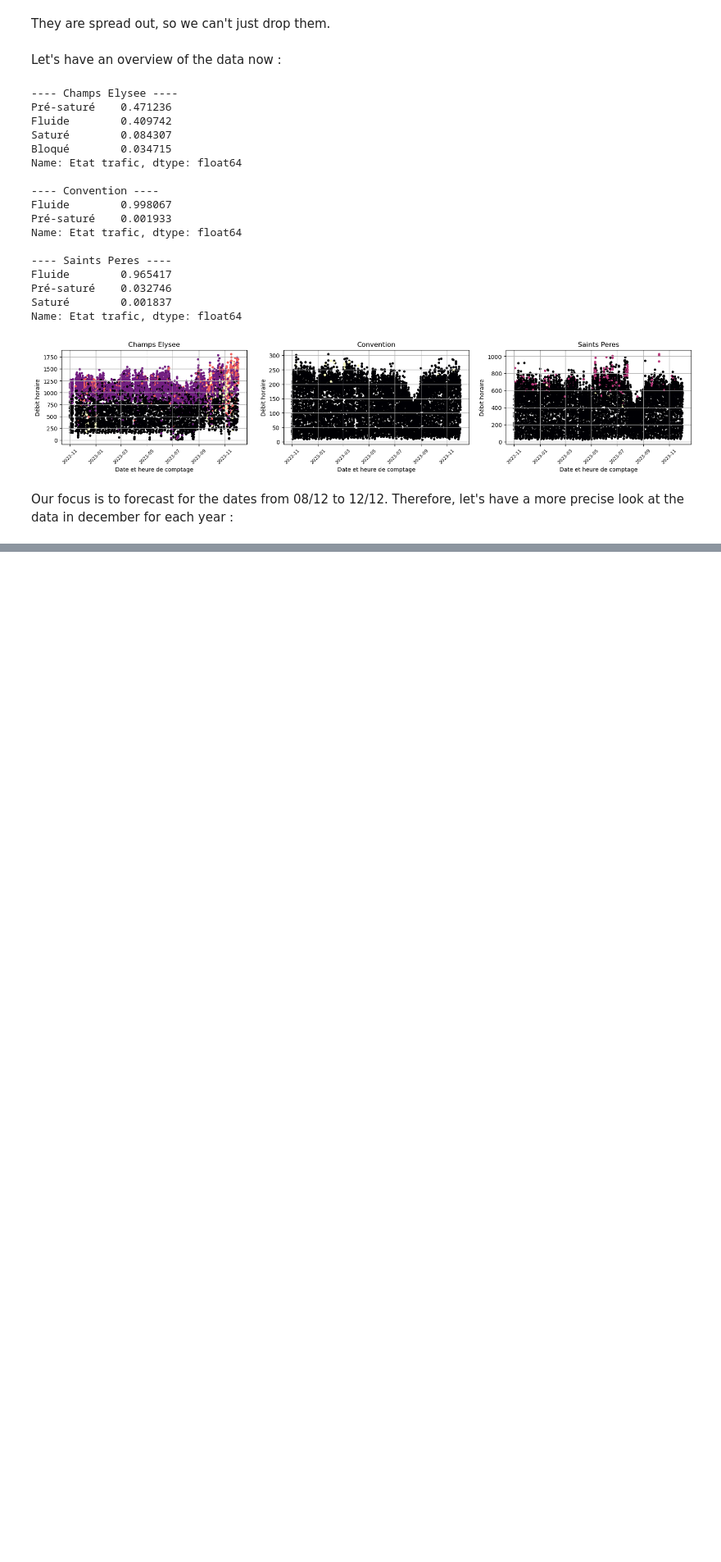
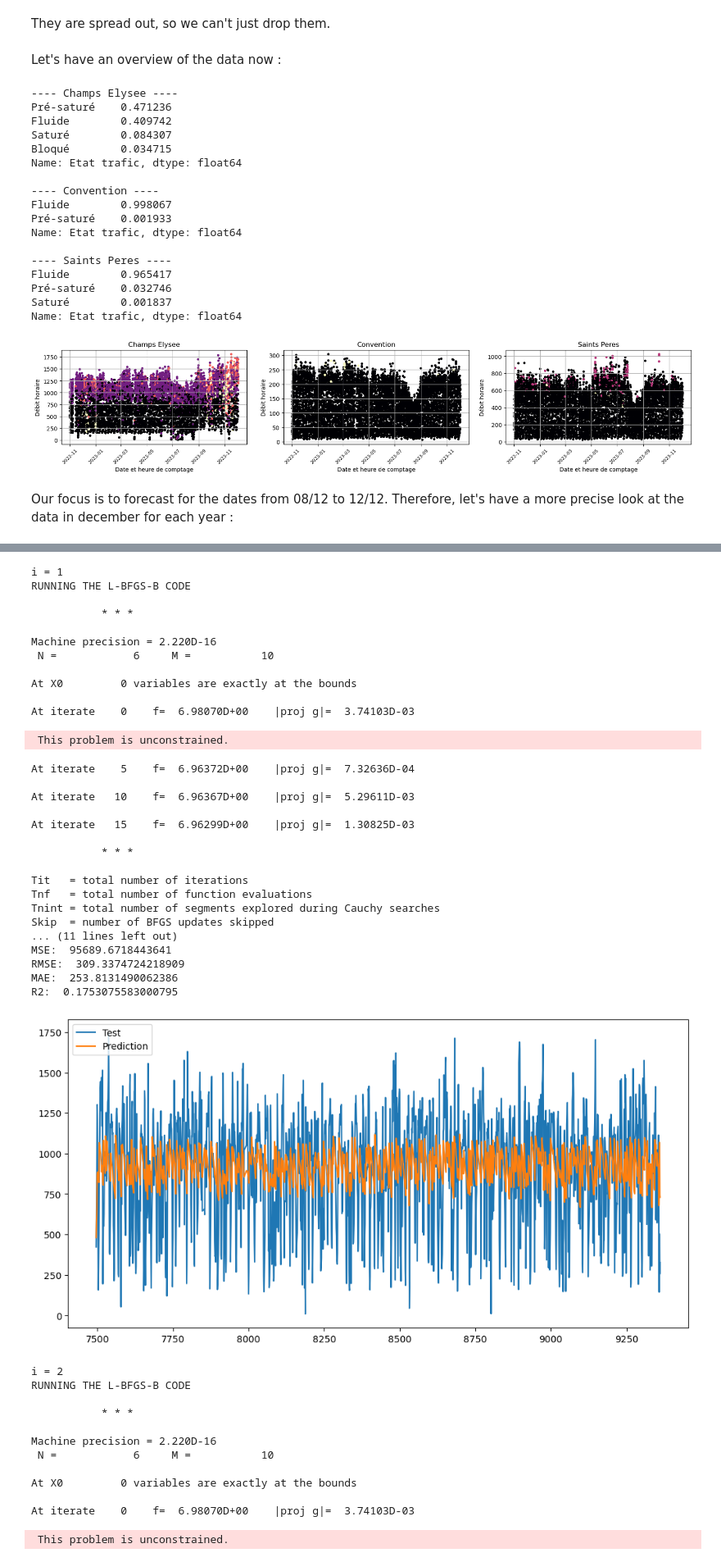
Before and after one commit to DIlyess/DatathonBCGX, a Jupyter notebook: forecasting.ipynb, the cells around one changed output, grey strips where cells are left out. Shown at 82% size. Saved outputs shown, nothing was run; the diff lists cells and outputs as text; code cells hidden in the pictures; blank space fills up the shorter version.

```diff
--- a/forecasting.ipynb
+++ b/forecasting.ipynb
@@ -238,0 +310,25 @@ Name: Etat trafic, dtype: float64
+# %%
+# Let's prepare the data. First, we will split the column 'Date et heure de comptage' into two columns: 'Year', 'Month', 'Day', 'Hour' and then delete the column 'Date et heure de comptage'
+# We will also remove the columns 'Libelle noeud amont', 'Libelle noeud aval', 'Libelle', 'Identifiant arc', 'Date debut dispo data' and 'Date fin dispo data' because they are not useful for the prediction
+
+
+# Let's create a function that will generalize the data preparation for all the dataframes
+def prepare_data(df):
+    df_data = pd.DataFrame(
+        data={
+            "Etat trafic": df["Etat trafic"],
+            "Débit horaire": df["Débit horaire"],
+            "Taux d'occupation": df["Taux d'occupation"],
+        }
+    )
+    df_data["Year"] = df["Date et heure de comptage"].dt.year
+    df_data["Month"] = df["Date et heure de comptage"].dt.month
+    df_data["Day"] = df["Date et heure de comptage"].dt.day
+    df_data["Hour"] = df["Date et heure de comptage"].dt.hour
+    df_data["Etat trafic"] = df_data["Etat trafic"].map(etat_trafic)
+    return df_data
+
+
+df_champs = prepare_data(champs)
+df_conv = prepare_data(convention)
+df_pere = prepare_data(st_peres)
@@ -238,0 +422,47 @@ Name: Etat trafic, dtype: float64
+# %%
+for i in range(1, 10):
+    print("i =", i)
+    model_champs, mse_champs, mae_champs, r2_champs = sarimax_model(df_champs, i)
+# %% [output]
+i = 1
+RUNNING THE L-BFGS-B CODE
+
+           * * *
+
+Machine precision = 2.220D-16
+ N =            6     M =           10
+
+At X0         0 variables are exactly at the bounds
+
+At iterate    0    f=  6.98070D+00    |proj g|=  3.74103D-03
+ This problem is unconstrained.
+At iterate    5    f=  6.96372D+00    |proj g|=  7.32636D-04
+
+At iterate   10    f=  6.96367D+00    |proj g|=  5.29611D-03
+
+At iterate   15    f=  6.96299D+00    |proj g|=  1.30825D-03
+
+           * * *
+
+Tit   = total number of iterations
+Tnf   = total number of function evaluations
+Tnint = total number of segments explored during Cauchy searches
+Skip  = number of BFGS updates skipped
+... (11 lines left out)
+MSE:  95689.6718443641
+RMSE:  309.3374724218909
+MAE:  253.8131490062386
+R2:  0.1753075583000795
+[figure, added]
+i = 2
+RUNNING THE L-BFGS-B CODE
+
+           * * *
+
+Machine precision = 2.220D-16
+ N =            6     M =           10
+
+At X0         0 variables are exactly at the bounds
+
+At iterate    0    f=  6.98070D+00    |proj g|=  3.74103D-03
+ This problem is unconstrained.
```
Also changed, not shown: parts of 10 cells of this notebook.
